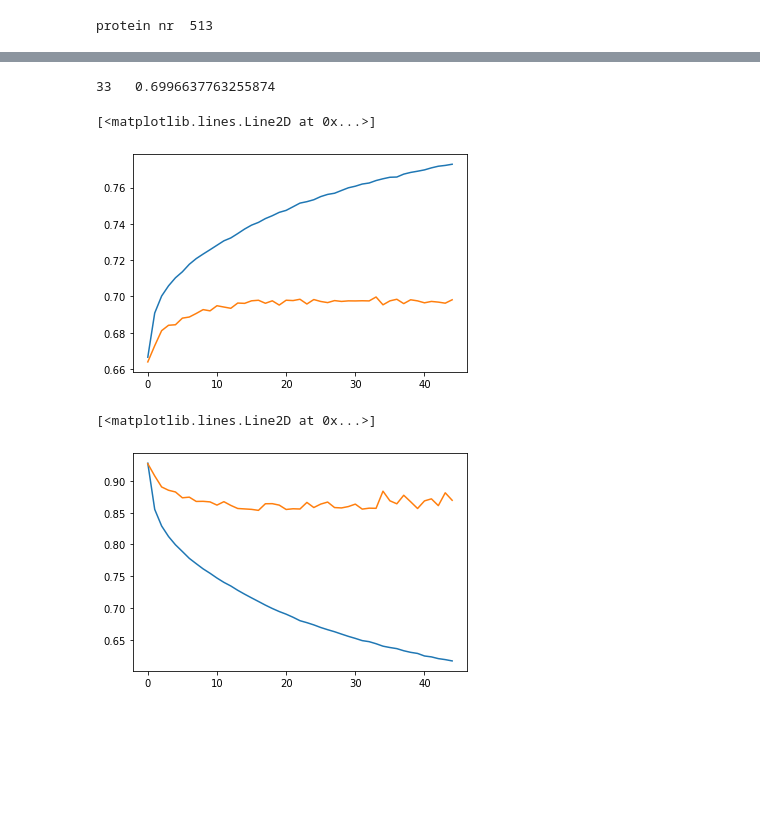
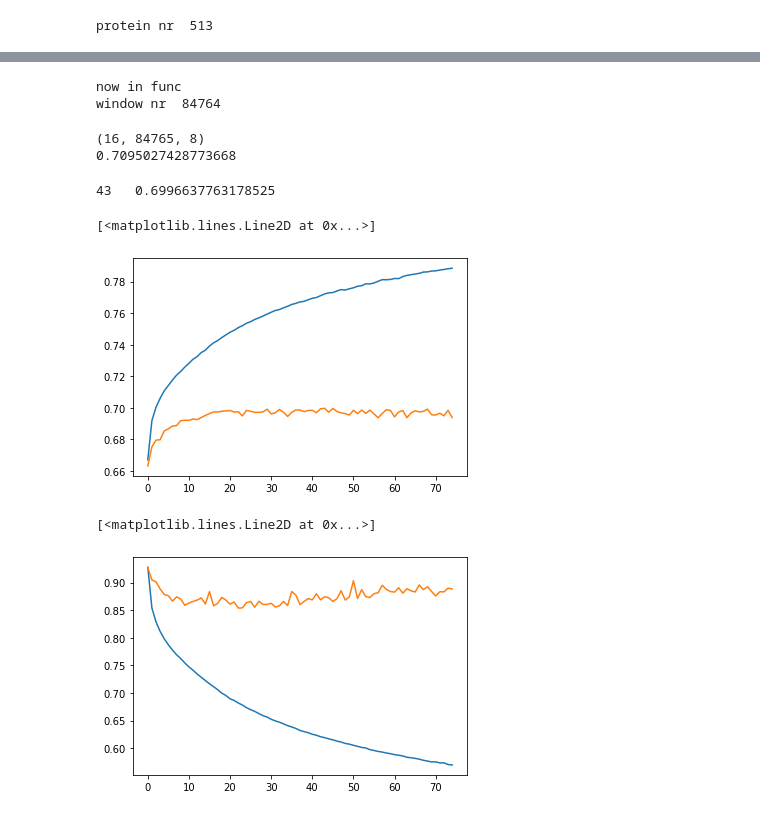
Before and after one commit to Ieremie/Protein-Secondary-Structure-Prediction, a Jupyter notebook: cb513Accuracy.ipynb, the cells around one changed output, grey strips where cells are left out. Cells and saved outputs as stored; diff of their text form; code cells hidden in the pictures; blank space fills up the shorter version.

```diff
--- a/cb513Accuracy.ipynb
+++ b/cb513Accuracy.ipynb
@@ -98,0 +150,22 @@ for i in range(19):
+# %%
+assembly_pred = []
+for i in range(allValidWindows.shape[0]):
+
+    print("now in func")
+    print("window nr " ,i)
+    clear_output(wait=True)
+
+    window_preds = stacked_predictions[:,i]
+    window_pred = average_predictions(window_preds)
+    assembly_pred.append(window_pred)
+
+assembly_pred = np.array(assembly_pred)
+# %% [output]
+now in func
+window nr  84764
+# %%
+print(stacked_predictions.shape)
+acc = get_accuracy(all_targets, assembly_pred )
+# %% [output]
+(16, 84765, 8)
+0.7095027428773668
@@ -99,26 +184,26 @@ for i in range(19):
 # %%
 import matplotlib.pyplot as plt
 import pickle
 
-m1H1 = pickle.load( open( "saved-models/best-assmebly-history-5", "rb" ) )
+m1H1 = pickle.load( open( "allDataset_assembly/model-assembly-all-hist-75epochs-3", "rb" ) )
 # Plot training & validation accuracy values
 
 
 a = np.array(m1H1['val_acc'])
 inde = np.argmax(a)
 x = m1H1['val_acc'][inde]
 print(inde, " ", x)
 
 
 plt.plot(m1H1['acc'])
 plt.plot(m1H1['val_acc'])
 # %% [output]
-33   0.6996637763255874
+43   0.6996637763178525
 [<matplotlib.lines.Line2D at 0x...>]
-[figure, old version]
+[figure, new version]
 # %%
 plt.plot(m1H1['loss'])
 plt.plot(m1H1['val_loss'])
 # %% [output]
 [<matplotlib.lines.Line2D at 0x...>]
-[figure, old version]
+[figure, new version]
```
Also changed, not shown: parts of 17 cells of this notebook, 13 other files.
